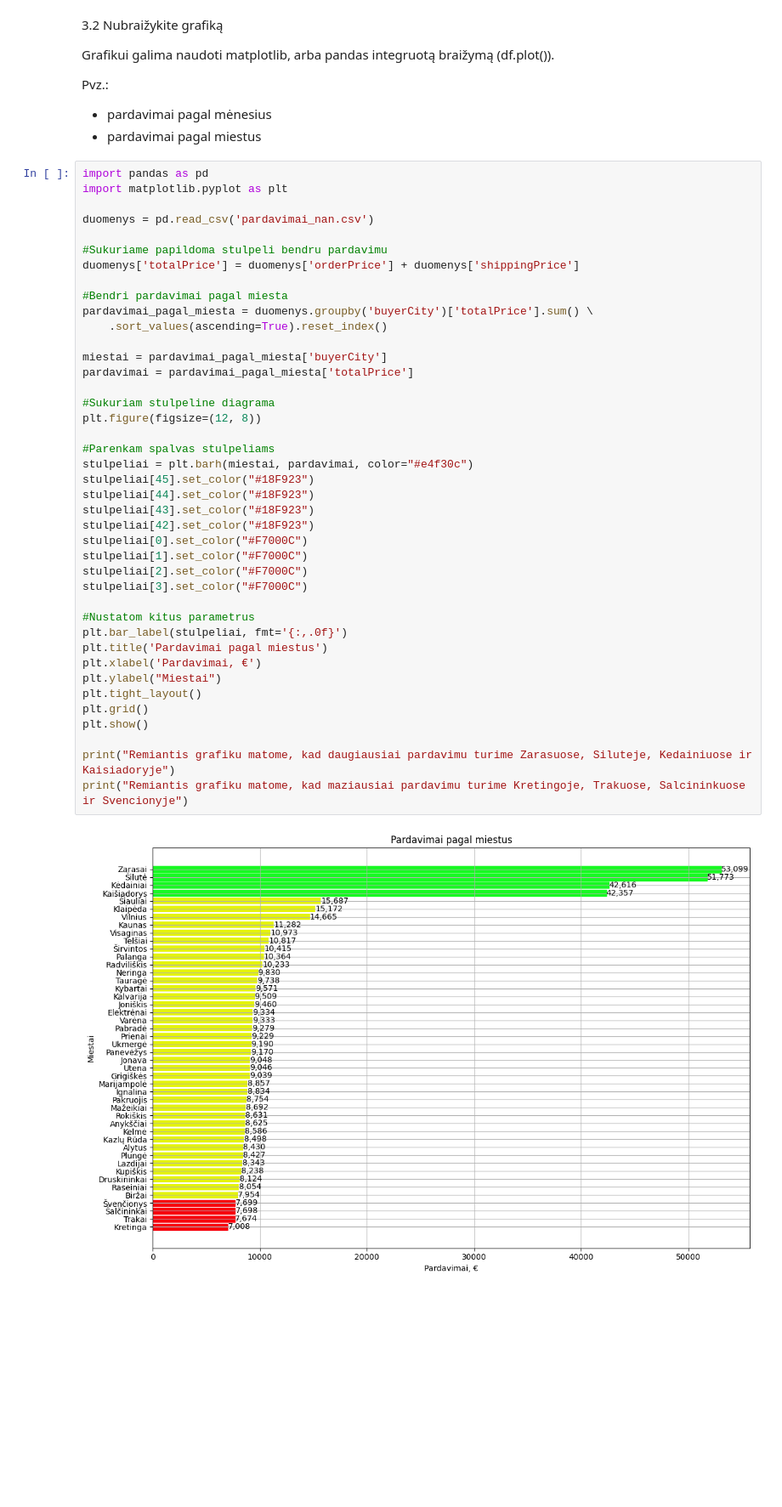
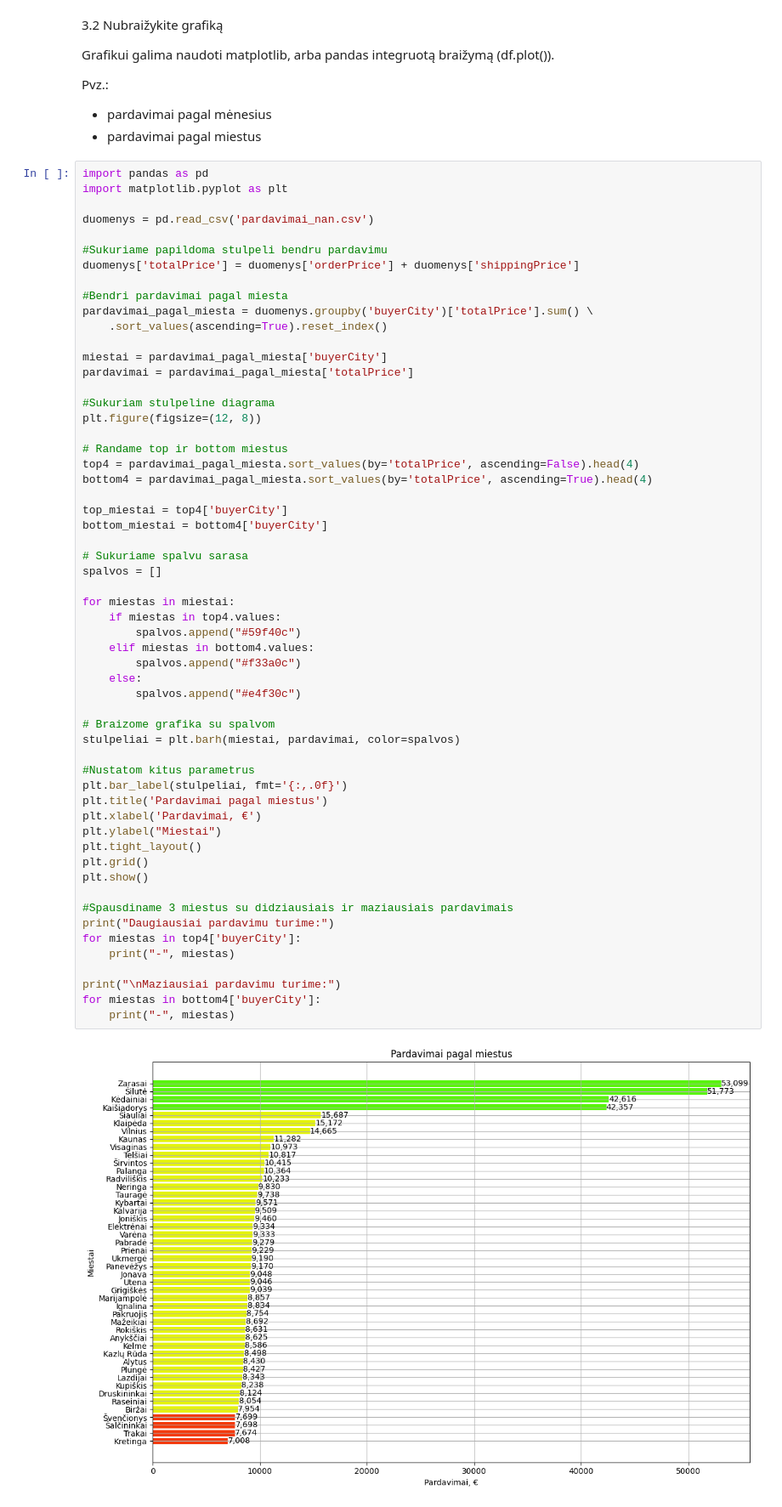
Before and after one commit to Karinaskd/Python-Pandas-Matplotlib, a Jupyter notebook: BD_Karina_Zala.ipynb, the cells around one changed output. Shown at 85% size. Cells and saved outputs as stored; diff of their text form; blank space fills up the shorter version.

```diff
--- a/BD_Karina_Zala.ipynb
+++ b/BD_Karina_Zala.ipynb
@@ -425,43 +443,59 @@ Pvz.:
 # %%
 import pandas as pd
 import matplotlib.pyplot as plt
 
 duomenys = pd.read_csv('pardavimai_nan.csv')
 
 #Sukuriame papildoma stulpeli bendru pardavimu
 duomenys['totalPrice'] = duomenys['orderPrice'] + duomenys['shippingPrice']
 
 #Bendri pardavimai pagal miesta
 pardavimai_pagal_miesta = duomenys.groupby('buyerCity')['totalPrice'].sum() \
     .sort_values(ascending=True).reset_index()
 
 miestai = pardavimai_pagal_miesta['buyerCity']
 pardavimai = pardavimai_pagal_miesta['totalPrice']
 
 #Sukuriam stulpeline diagrama
 plt.figure(figsize=(12, 8))
 
-#Parenkam spalvas stulpeliams
-stulpeliai = plt.barh(miestai, pardavimai, color="#e4f30c")
-stulpeliai[45].set_color("#18F923")
-stulpeliai[44].set_color("#18F923")
-stulpeliai[43].set_color("#18F923")
-stulpeliai[42].set_color("#18F923")
-stulpeliai[0].set_color("#F7000C")
-stulpeliai[1].set_color("#F7000C")
-stulpeliai[2].set_color("#F7000C")
-stulpeliai[3].set_color("#F7000C")
+# Randame top ir bottom miestus
+top4 = pardavimai_pagal_miesta.sort_values(by='totalPrice', ascending=False).head(4)
+bottom4 = pardavimai_pagal_miesta.sort_values(by='totalPrice', ascending=True).head(4)
+
+top_miestai = top4['buyerCity']
+bottom_miestai = bottom4['buyerCity']
+
+# Sukuriame spalvu sarasa
+spalvos = []
+
+for miestas in miestai:
+    if miestas in top4.values:
+        spalvos.append("#59f40c")
+    elif miestas in bottom4.values:
+        spalvos.append("#f33a0c")
+    else:
+        spalvos.append("#e4f30c")
+
+# Braizome grafika su spalvom
+stulpeliai = plt.barh(miestai, pardavimai, color=spalvos)
 
 #Nustatom kitus parametrus
 plt.bar_label(stulpeliai, fmt='{:,.0f}')
 plt.title('Pardavimai pagal miestus')
 plt.xlabel('Pardavimai, €')
 plt.ylabel("Miestai")
 plt.tight_layout()
 plt.grid()
 plt.show()
 
-print("Remiantis grafiku matome, kad daugiausiai pardavimu turime Zarasuose, Siluteje, Kedainiuose ir Kaisiadoryje")
-print("Remiantis grafiku matome, kad maziausiai pardavimu turime Kretingoje, Trakuose, Salcininkuose ir Svencionyje")
+#Spausdiname 3 miestus su didziausiais ir maziausiais pardavimais
+print("Daugiausiai pardavimu turime:")
+for miestas in top4['buyerCity']:
+    print("-", miestas)
+
+print("\nMaziausiai pardavimu turime:")
+for miestas in bottom4['buyerCity']:
+    print("-", miestas)
 # %% [output]
-[figure, old version]
+[figure, new version]
```
Also changed, not shown: parts of 11 cells of this notebook.
